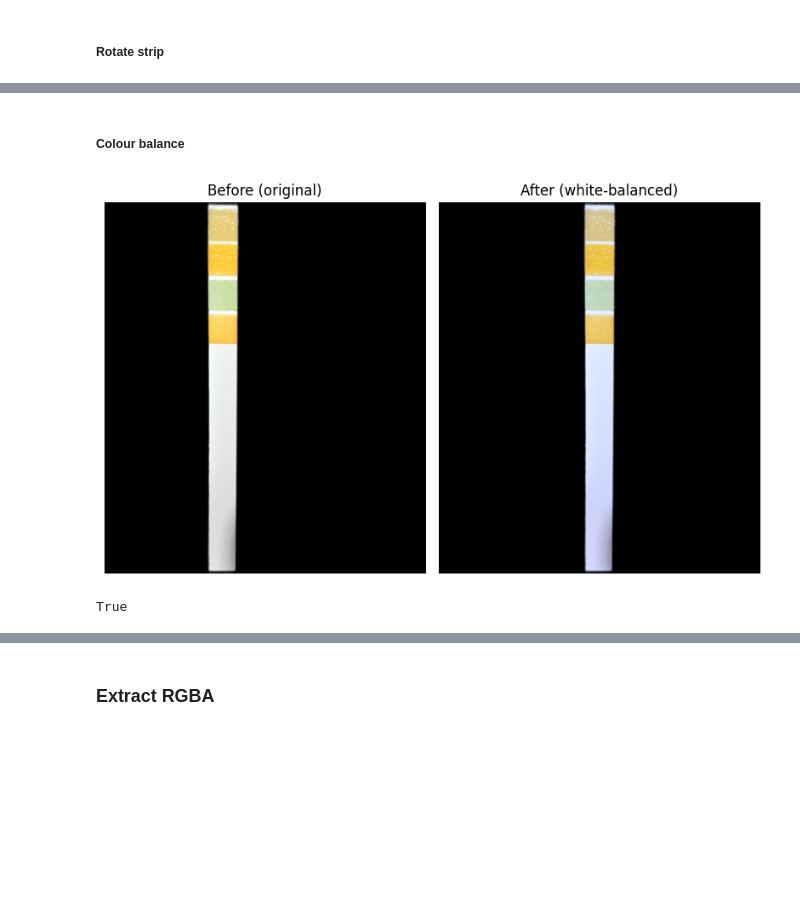
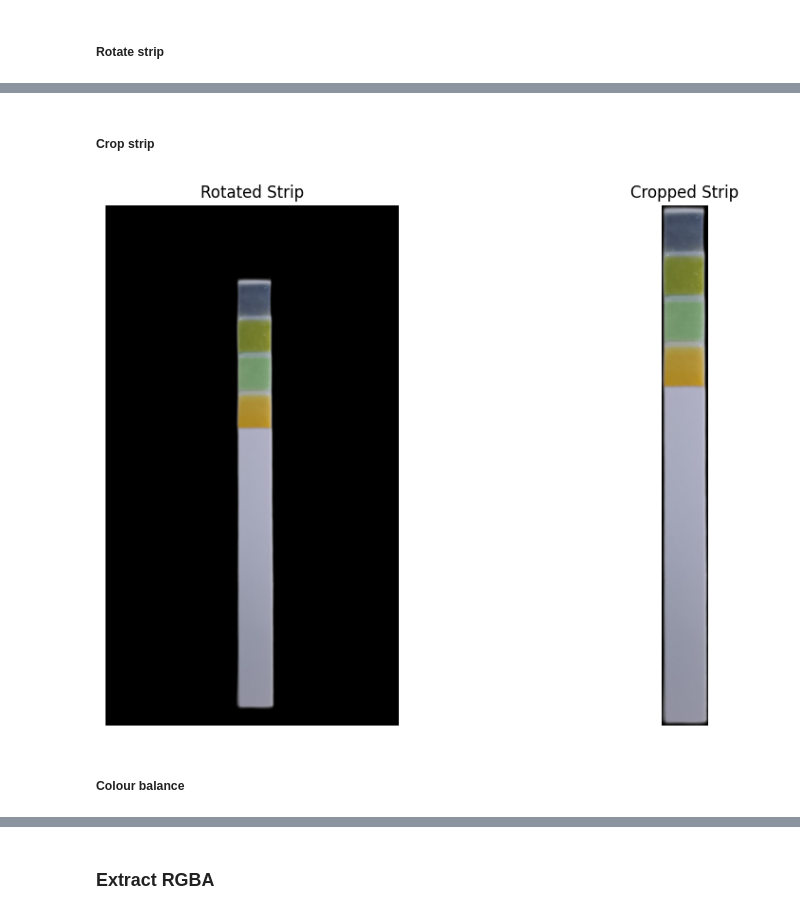
Before and after one commit to phia-organization/phia-notebooks, a Jupyter notebook: phia.ipynb, the cells around one changed output, grey strips where cells are left out. Drawn from its saved outputs; the diff is of its cells as text; code cells hidden in the pictures; blank space fills up the shorter version.

```diff
--- a/phia.ipynb
+++ b/phia.ipynb
@@ -159,37 +276,39 @@ True
+# %% [markdown]
+##### Crop strip
+# %%
+def crop(
+    strip: np.ndarray,
+) -> np.ndarray:
+    """
+    Crops the strip strip to remove any excess background.
+
+    Args:
+        strip (np.ndarray): The strip image of the strip.
+
+    Returns:
+        np.ndarray: The cropped image of the strip.
+    """
+    gray_strip = cv2.cvtColor(strip, cv2.COLOR_BGR2GRAY)
+    _, binary_strip = cv2.threshold(gray_strip, 10, 255, cv2.THRESH_BINARY)
+
+    contours, _ = cv2.findContours(binary_strip, cv2.RETR_EXTERNAL, cv2.CHAIN_APPROX_SIMPLE)
+    largest_contour = max(contours, key=cv2.contourArea)
+    x, y, w, h = cv2.boundingRect(largest_contour)
+
+    cropped = strip[y:y+h, x:x+w]
+
+    plot_images(
+        step='3-crop',
+        original=strip,
+        processed=cropped,
+        title1='Rotated Strip',
+        title2='Cropped Strip'
+    )
+
+    return cropped
+
+cropped_strip = crop(rotated_strip)
+# %% [output]
+[figure, added]
 # %% [markdown]
 ##### Colour balance
-# %%
-def white_balance_gray_world(img):
-    result = img.copy().astype(np.float32)
-
-    avg_b = np.mean(result[:, :, 0])
-    avg_g = np.mean(result[:, :, 1])
-    avg_r = np.mean(result[:, :, 2])
-
-    avg_gray = (avg_b + avg_g + avg_r) / 3
-
-    result[:, :, 0] *= avg_gray / avg_b
-    result[:, :, 1] *= avg_gray / avg_g
-    result[:, :, 2] *= avg_gray / avg_r
-
-    result = np.clip(result, 0, 255).astype(np.uint8)
-    return result
-
-white_balanced = white_balance_gray_world(padded)
-
-fig, axs = plt.subplots(1, 2, figsize=(8, 10))
-3
-axs[0].imshow(cv2.cvtColor(cropped, cv2.COLOR_BGR2RGB))
-axs[0].set_title('Before (original)')
-axs[0].axis('off')
-
-axs[1].imshow(cv2.cvtColor(white_balanced, cv2.COLOR_BGR2RGB))
-axs[1].set_title('After (white-balanced)')
-axs[1].axis('off')
-
-plt.tight_layout()
-plt.show()
-cv2.imwrite('output/strip_white_balanced.png', white_balanced)
-# %% [output]
-[figure, removed]
-True
```
Also changed, not shown: parts of 24 cells of this notebook, 14 other files.
